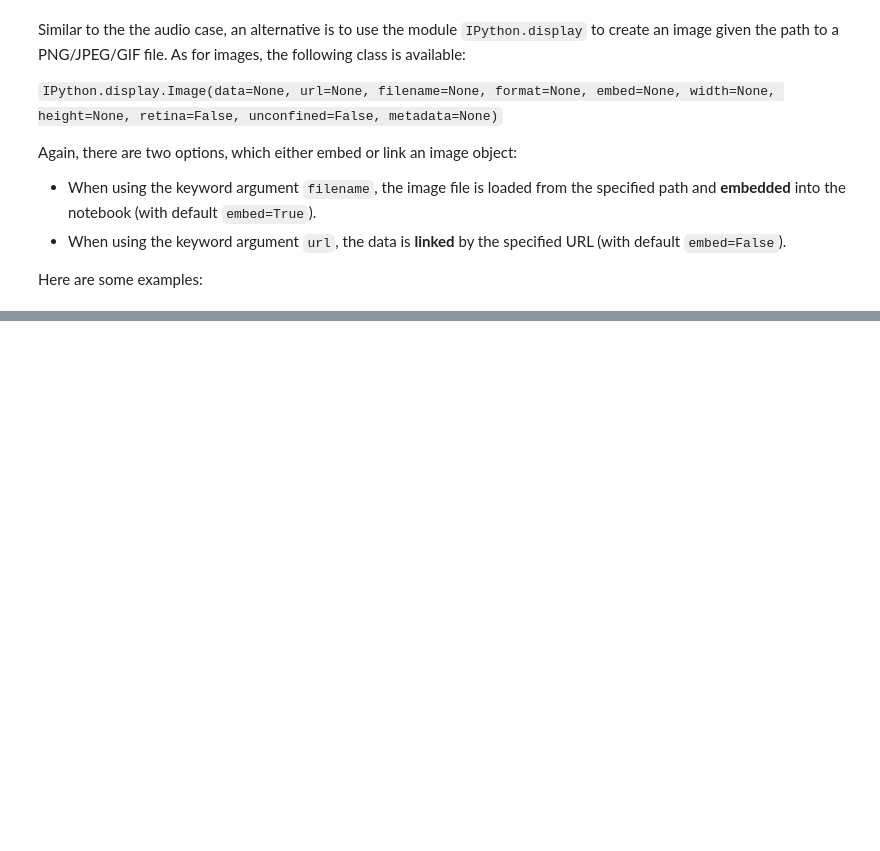
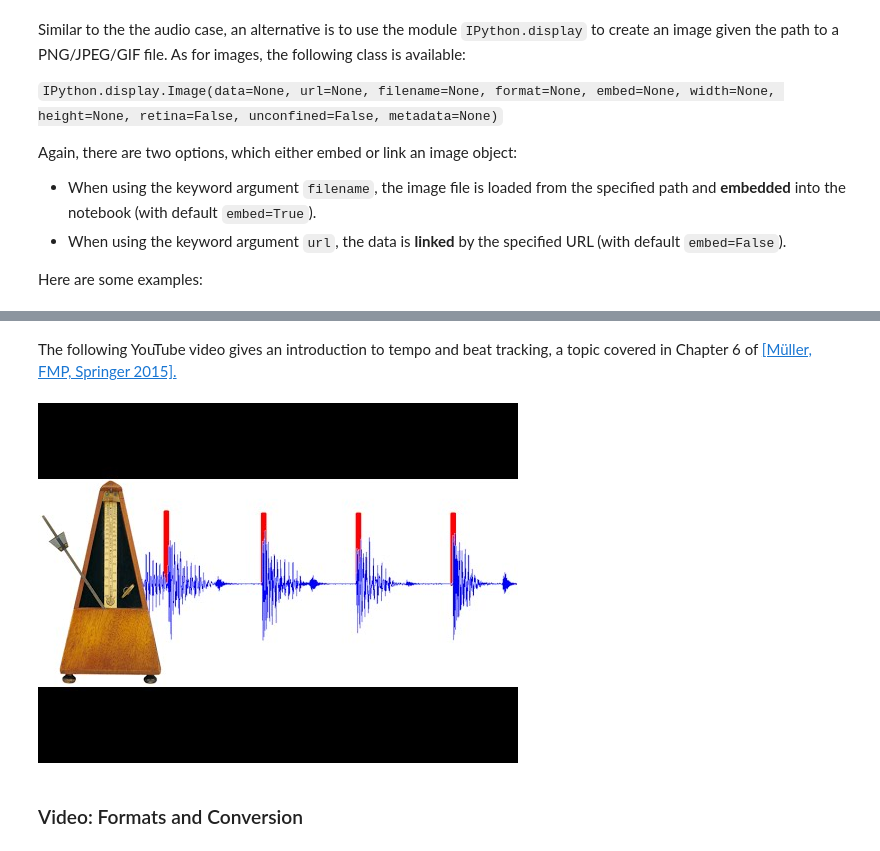
Before and after one commit to rahiakela/audio-processing-research-and-practice, a Jupyter notebook: fundamentals-of-music-processing/01-basics/01_multimedia_basics.ipynb, the cells around one changed output, grey strips where cells are left out. Cells and saved outputs as stored; diff of their text form; code cells hidden in the pictures; blank space fills up the shorter version.

```diff
--- a/fundamentals-of-music-processing/01-basics/01_multimedia_basics.ipynb
+++ b/fundamentals-of-music-processing/01-basics/01_multimedia_basics.ipynb
@@ -148,0 +239,8 @@ Here are some examples:
+# %% [markdown]
+The following YouTube video gives an introduction to tempo and beat tracking, a topic covered in Chapter 6 of <a href="http://www.music-processing.de/">[Müller, FMP, Springer 2015].</a>
+# %%
+ipd.display(ipd.YouTubeVideo("FmwpkdcAXl0", width=600, height=450))
+# %% [output]
+[figure, added]
+# %% [markdown]
+### Video: Formats and Conversion
```
Also changed, not shown: parts of 17 cells of this notebook.
